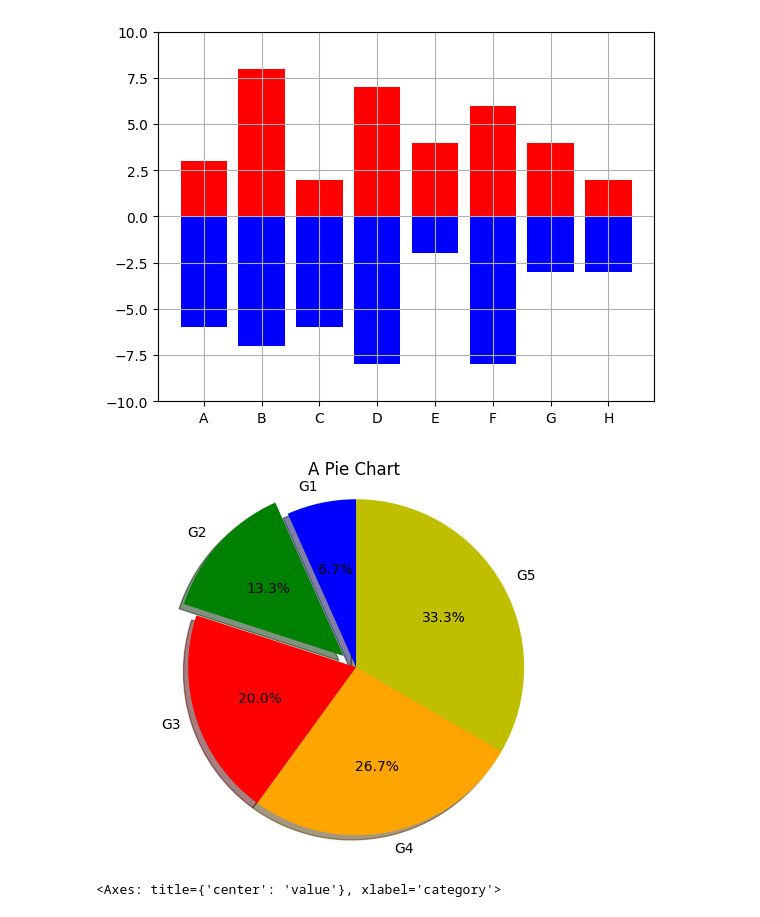
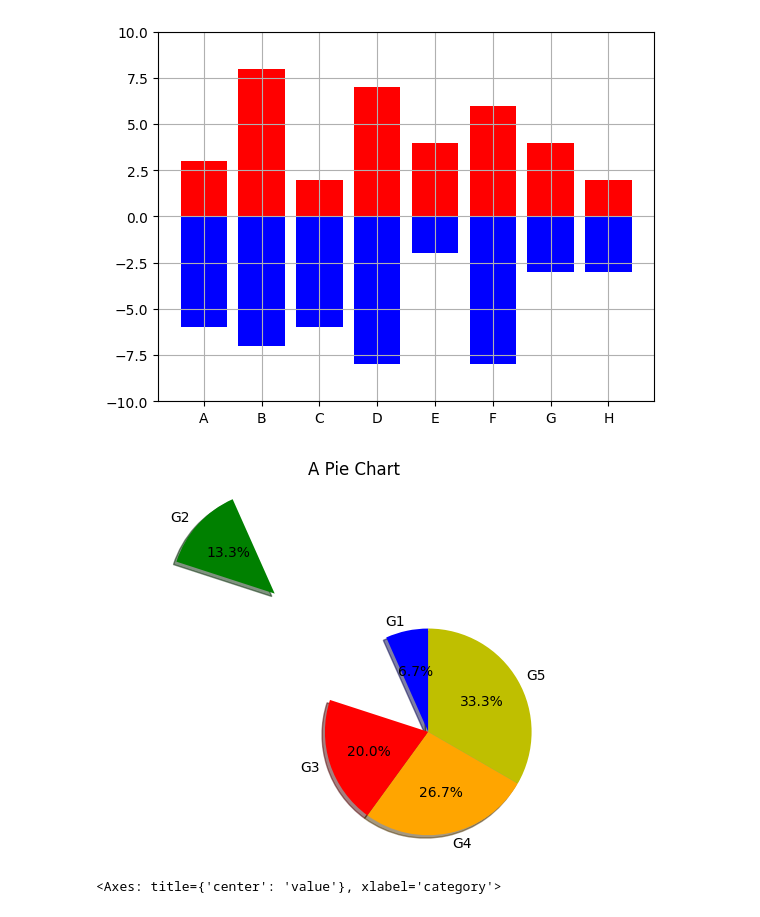
Before and after one commit to Xlength/GLA, a Jupyter notebook: Self_Attempt/Self_Attempt-Matplotlib.ipynb, the cells around one changed output. Drawn from its saved outputs; the diff is of its cells as text; code cells hidden in the pictures.

```diff
--- a/Self_Attempt/Self_Attempt-Matplotlib.ipynb
+++ b/Self_Attempt/Self_Attempt-Matplotlib.ipynb
@@ -581,16 +581,18 @@ plt.grid(True)
 # %% [output]
 [figure]
 # %%
+import matplotlib.pyplot as plt
+import numpy as np
 labels=['G1','G2','G3','G4','G5']
 values=np.arange(1,6,1)
 colors=['b','g','r','orange','y']
-explode=(0,0.1,0,0,0)
+explode=(0,2,0,0,0)
 plt.title('A Pie Chart')
 plt.pie(values, labels=labels, colors=colors, explode=explode, autopct='%1.1f%%', shadow=True,startangle=90)
 plt.axis('equal')
 plt.show()
 # %% [output]
-[figure, old version]
+[figure, new version]
 # %%
 categories = ('cat1','cat2','cat3')
 
```
Also changed, not shown: 8 other files.
